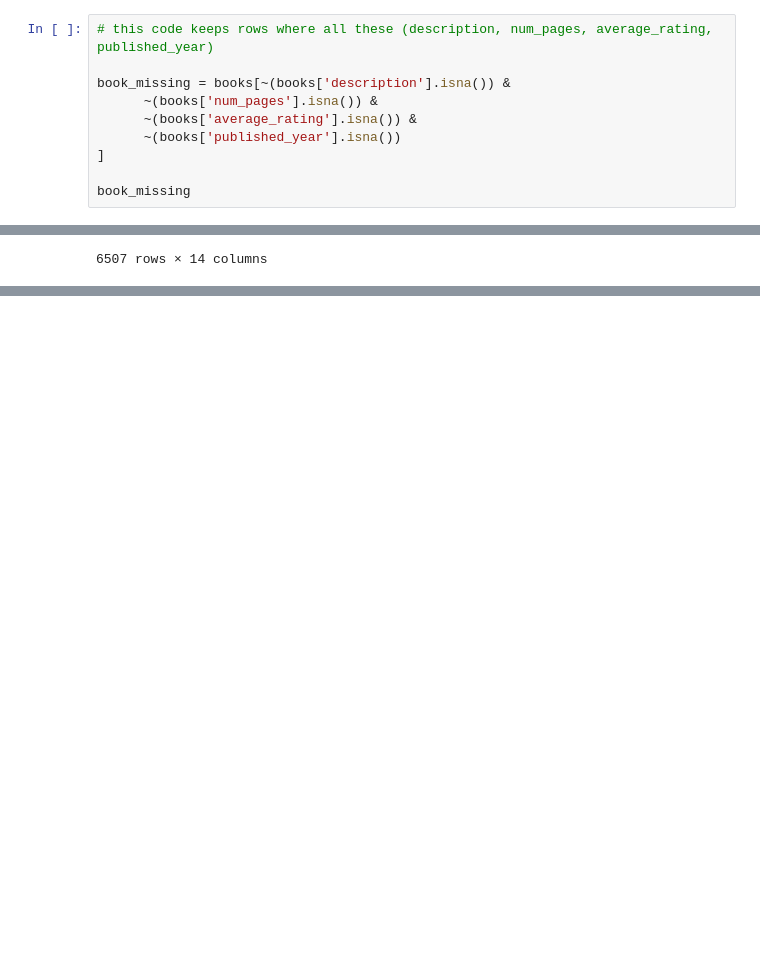
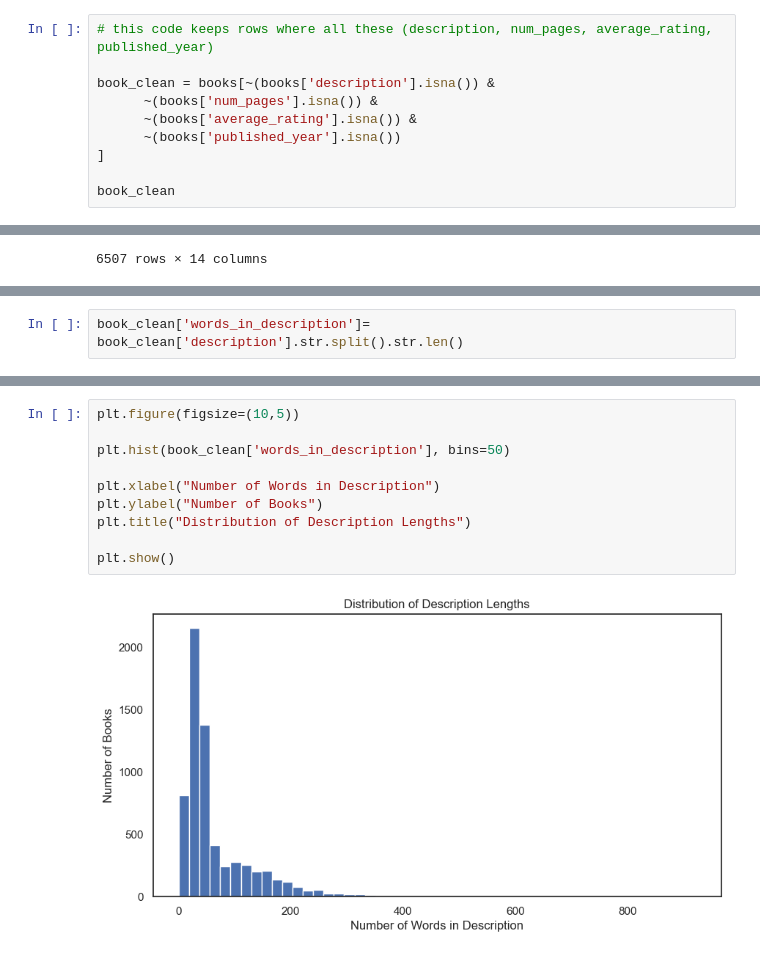
Before and after one commit to ysk1020/Book-Recommender-with-LLM, a Jupyter notebook: data-exploration.ipynb, the cells around one changed output, grey strips where cells are left out. Drawn from its saved outputs; the diff is of its cells as text; blank space fills up the shorter version.

```diff
--- a/data-exploration.ipynb
+++ b/data-exploration.ipynb
@@ -98,13 +98,13 @@ books[(books['description'].isna()) |
 # %%
 # this code keeps rows where all these (description, num_pages, average_rating, published_year)
 
-book_missing = books[~(books['description'].isna()) &
+book_clean = books[~(books['description'].isna()) &
       ~(books['num_pages'].isna()) &
       ~(books['average_rating'].isna()) &
       ~(books['published_year'].isna())
 ]
 
-book_missing
+book_clean
 # %% [output]
 |  | isbn13 | isbn10 | title | subtitle | authors | categories | thumbnail | description | published_year | ... |
 | 0 | 9780002005883 | 0002005883 | Gilead | NaN | Marilynne Robinson | Fiction | http://books.google.com/books/con... | A NOVEL THAT READERS and critics ... | 2004.0 | ... |
@@ -147,0 +155,2 @@ plt.show()
+# %%
+book_clean['words_in_description']= book_clean['description'].str.split().str.len()
@@ -147,0 +173,12 @@ plt.show()
+# %%
+plt.figure(figsize=(10,5))
+
+plt.hist(book_clean['words_in_description'], bins=50)
+
+plt.xlabel("Number of Words in Description")
+plt.ylabel("Number of Books")
+plt.title("Distribution of Description Lengths")
+
+plt.show()
+# %% [output]
+[figure, added]
```
Also changed, not shown: parts of 18 cells of this notebook, 2 other files.
